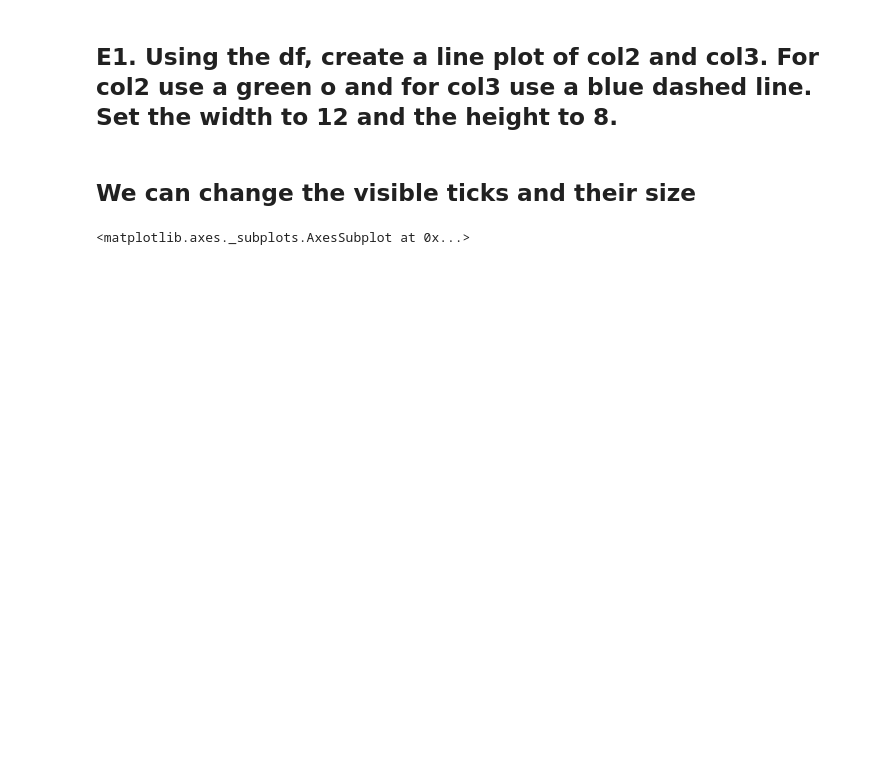
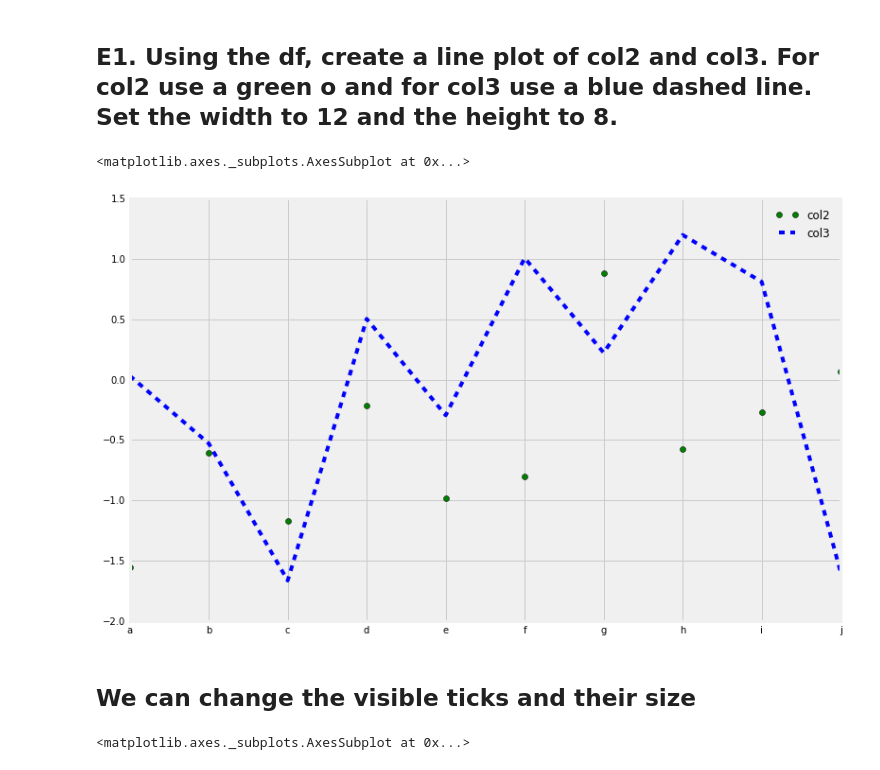
Before and after one commit to yawitzd/DSI-NYC-1, a Jupyter notebook: curriculum/week-02/5.3-pandas-plotting/W2_D5 Plotting with Pandas - Worksheet_completed.ipynb, the cells around one changed output. Cells and saved outputs as stored; diff of their text form; code cells hidden in the pictures; blank space fills up the shorter version.

```diff
--- a/curriculum/week-02/5.3-pandas-plotting/W2_D5 Plotting with Pandas - Worksheet.ipynb
+++ b/curriculum/week-02/5.3-pandas-plotting/W2_D5 Plotting with Pandas - Worksheet_completed.ipynb
@@ -87,5 +87,11 @@ df[['col1', 'col4']].plot(figsize=(16,8),\
 # %% [markdown]
 ## E1. Using the df, create a line plot of col2 and col3. For col2 use a green o and for col3 use a blue dashed line. Set the width to 12 and the height to 8.
+# %%
+df[['col2', 'col3']].plot(figsize=(12,8),\
+                          style={'col2': 'og', 'col3': '--b'})
+# %% [output]
+<matplotlib.axes._subplots.AxesSubplot at 0x...>
+[figure, added]
 # %% [markdown]
 ## We can change the visible ticks and their size
 # %%
```
Also changed, not shown: parts of 29 cells of this notebook, 4 other files.
